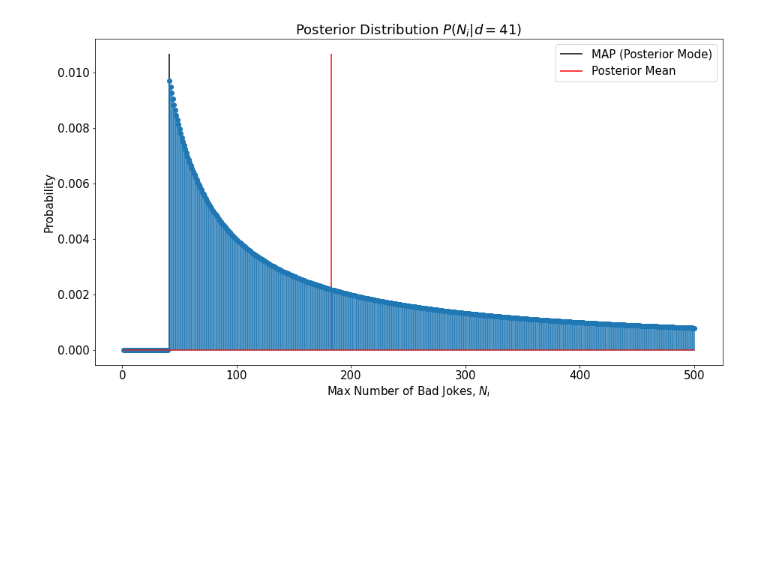
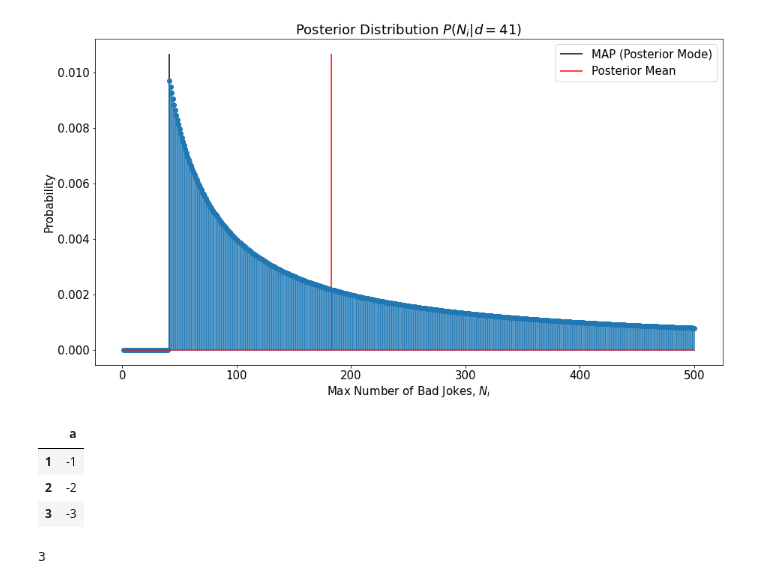
Before and after one commit to sithankanna/naive-bayesians, a Jupyter notebook: misc/Christmas_Cracker_Problem.ipynb, the cells around one changed output. Cells and saved outputs as stored; diff of their text form; code cells hidden in the pictures; blank space fills up the shorter version.

Commit message:
Add credibility interval calculation

```diff
--- a/misc/Christmas_Cracker_Problem.ipynb
+++ b/misc/Christmas_Cracker_Problem.ipynb
@@ -164,3 +184,15 @@ plt.legend()
 plt.show()
 # %% [output]
 [figure]
+# %%
+a = pd.DataFrame({"a": [-1, -3, -2]}, index=[1, 3, 2]).sort_index(ascending=True)
+a
+# %% [output]
+|  | a |
+| 1 | -1 |
+| 2 | -2 |
+| 3 | -3 |
+# %%
+df_posterior[credible_interval].index.max()
+# %% [output]
+3
```
Also changed, not shown: parts of 3 cells of this notebook.
